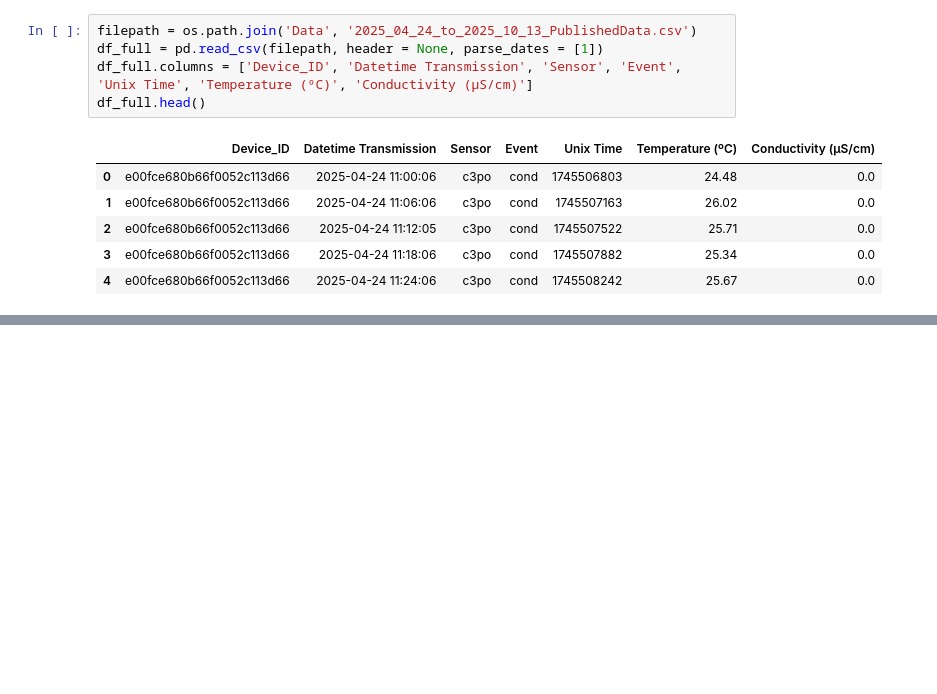
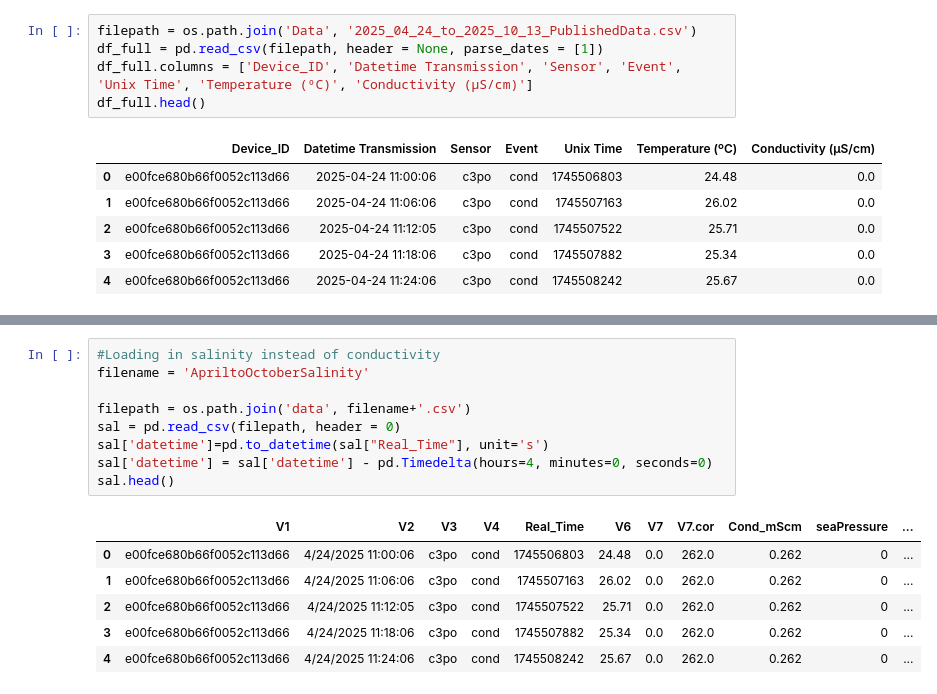
Before and after one commit to COAST-Lab/c3po, a Jupyter notebook: Data Analysis/c3po_gsheet_plot.ipynb, the cells around one changed output, grey strips where cells are left out. Saved outputs shown, nothing was run; the diff lists cells and outputs as text; blank space fills up the shorter version.

```diff
--- a/Data Analysis/c3po_gsheet_plot.ipynb
+++ b/Data Analysis/c3po_gsheet_plot.ipynb
@@ -38,0 +39,16 @@ plt.savefig('Figures/c3po_time-series_2025-Apr-Oct.png', dpi = 300)
+# %%
+#Loading in salinity instead of conductivity
+filename = 'ApriltoOctoberSalinity'
+
+filepath = os.path.join('data', filename+'.csv')
+sal = pd.read_csv(filepath, header = 0)
+sal['datetime']=pd.to_datetime(sal["Real_Time"], unit='s')
+sal['datetime'] = sal['datetime'] - pd.Timedelta(hours=4, minutes=0, seconds=0)
+sal.head()
+# %% [output]
+|  | V1 | V2 | V3 | V4 | Real_Time | V6 | V7 | V7.cor | Cond_mScm | seaPressure | ... |
+| 0 | e00fce680b66f0052c113d66 | 4/24/2025 11:00:06 | c3po | cond | 1745506803 | 24.48 | 0.0 | 262.0 | 0.262 | 0 | ... |
+| 1 | e00fce680b66f0052c113d66 | 4/24/2025 11:06:06 | c3po | cond | 1745507163 | 26.02 | 0.0 | 262.0 | 0.262 | 0 | ... |
+| 2 | e00fce680b66f0052c113d66 | 4/24/2025 11:12:05 | c3po | cond | 1745507522 | 25.71 | 0.0 | 262.0 | 0.262 | 0 | ... |
+| 3 | e00fce680b66f0052c113d66 | 4/24/2025 11:18:06 | c3po | cond | 1745507882 | 25.34 | 0.0 | 262.0 | 0.262 | 0 | ... |
+| 4 | e00fce680b66f0052c113d66 | 4/24/2025 11:24:06 | c3po | cond | 1745508242 | 25.67 | 0.0 | 262.0 | 0.262 | 0 | ... |
```
Also changed, not shown: parts of 4 cells of this notebook, 7 other files.
